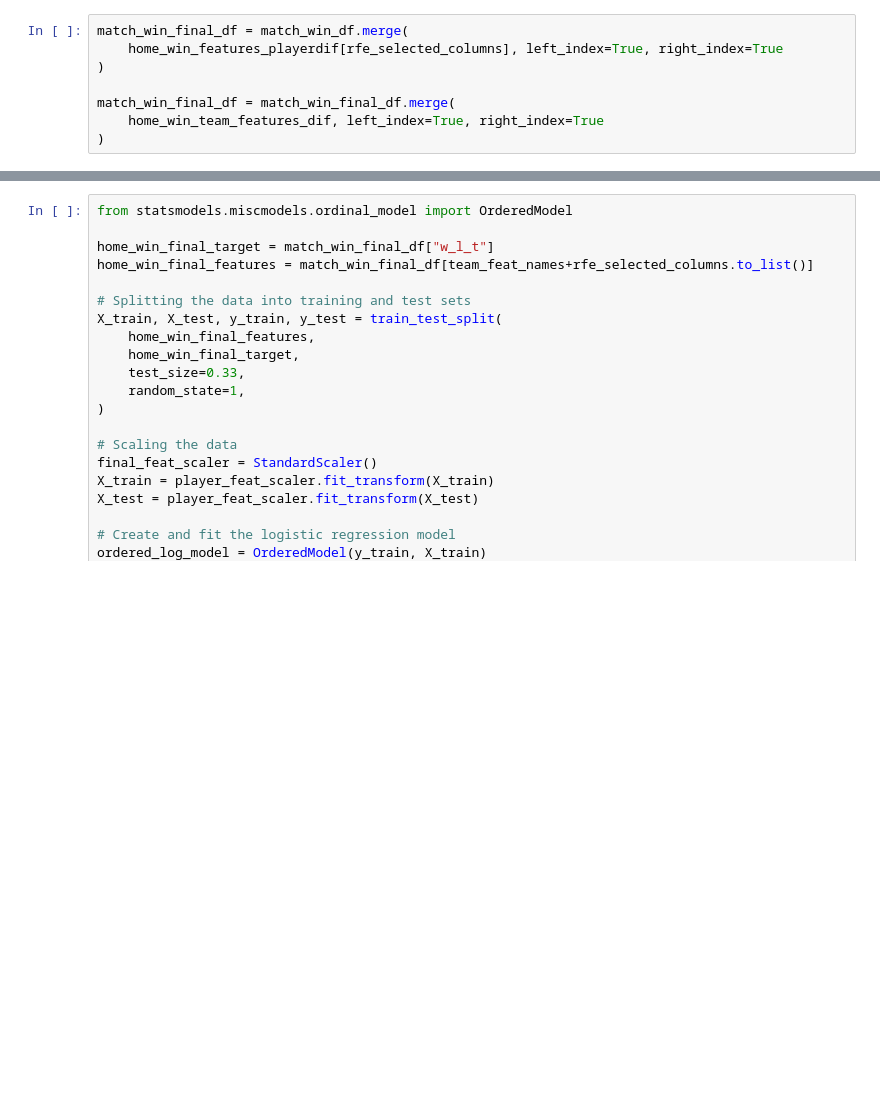
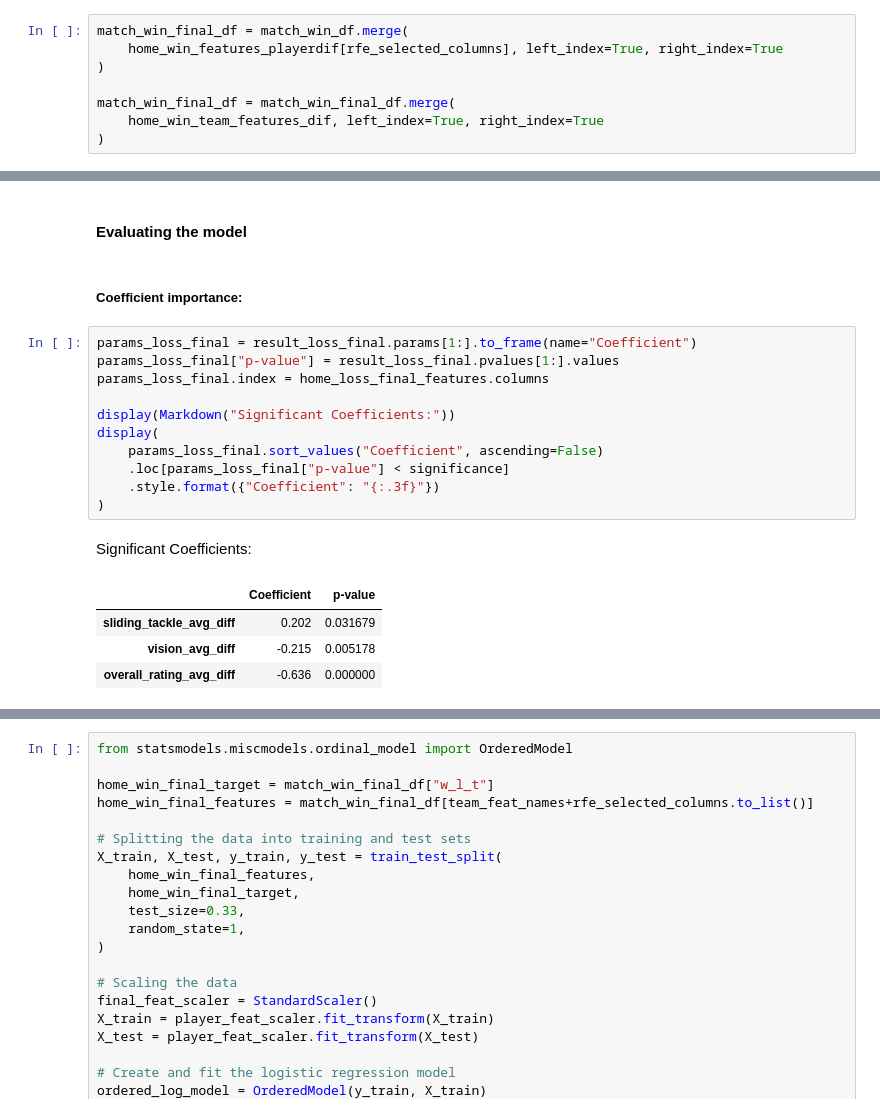
Before and after one commit to gediminas-skvarnavicius/football-db-analysis, a Jupyter notebook: analysis.ipynb, the cells around one changed output, grey strips where cells are left out. Cells and saved outputs as stored; diff of their text form; blank space fills up the shorter version.

```diff
--- a/analysis.ipynb
+++ b/analysis.ipynb
@@ -1514,0 +1574,21 @@ match_win_final_df['w_l_t']=pd.Categorical(match_win_final_df['w_l_t'],categorie
+# %% [markdown]
+#### Evaluating the model
+# %% [markdown]
+##### Coefficient importance:
+# %%
+params_loss_final = result_loss_final.params[1:].to_frame(name="Coefficient")
+params_loss_final["p-value"] = result_loss_final.pvalues[1:].values
+params_loss_final.index = home_loss_final_features.columns
+
+display(Markdown("Significant Coefficients:"))
+display(
+    params_loss_final.sort_values("Coefficient", ascending=False)
+    .loc[params_loss_final["p-value"] < significance]
+    .style.format({"Coefficient": "{:.3f}"})
+)
+# %% [output]
+Significant Coefficients:
+|  | Coefficient | p-value |
+| sliding_tackle_avg_diff | 0.202 | 0.031679 |
+| vision_avg_diff | -0.215 | 0.005178 |
+| overall_rating_avg_diff | -0.636 | 0.000000 |
```
Also changed, not shown: parts of 42 cells of this notebook, 1 other file.
